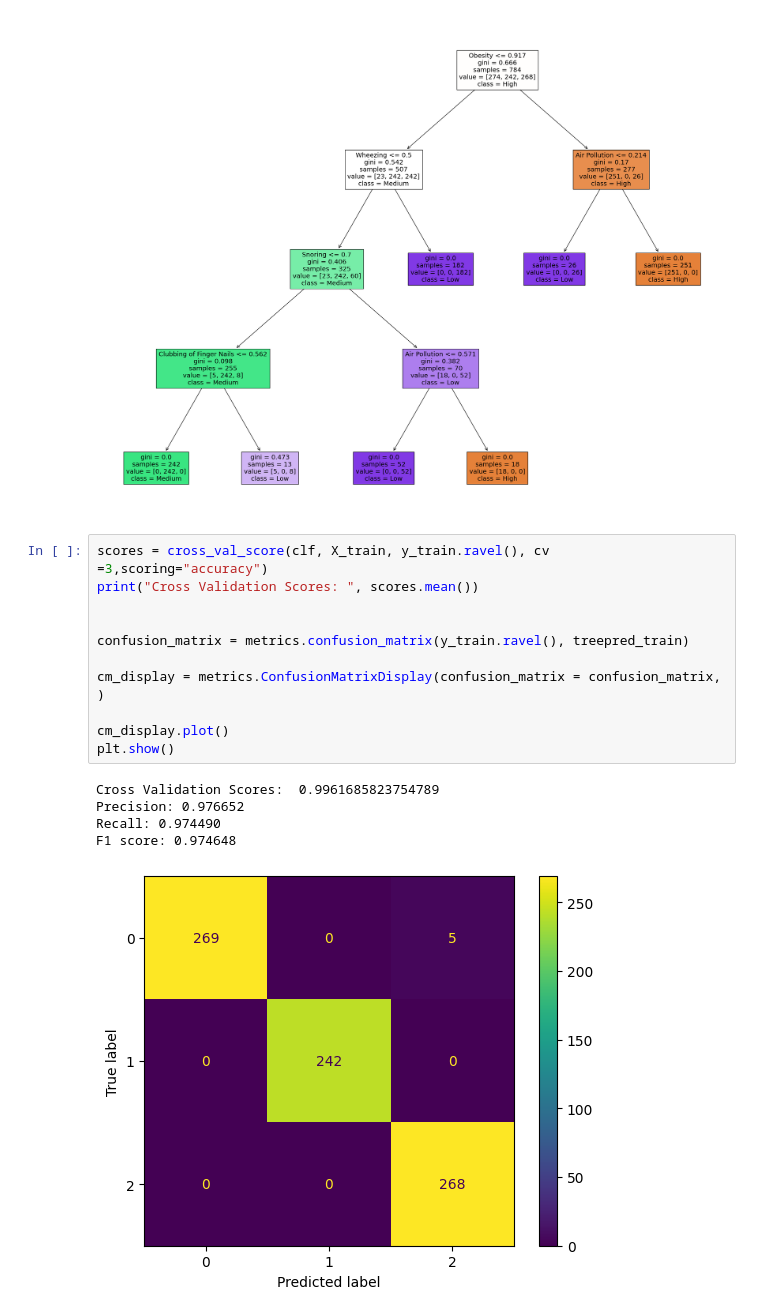
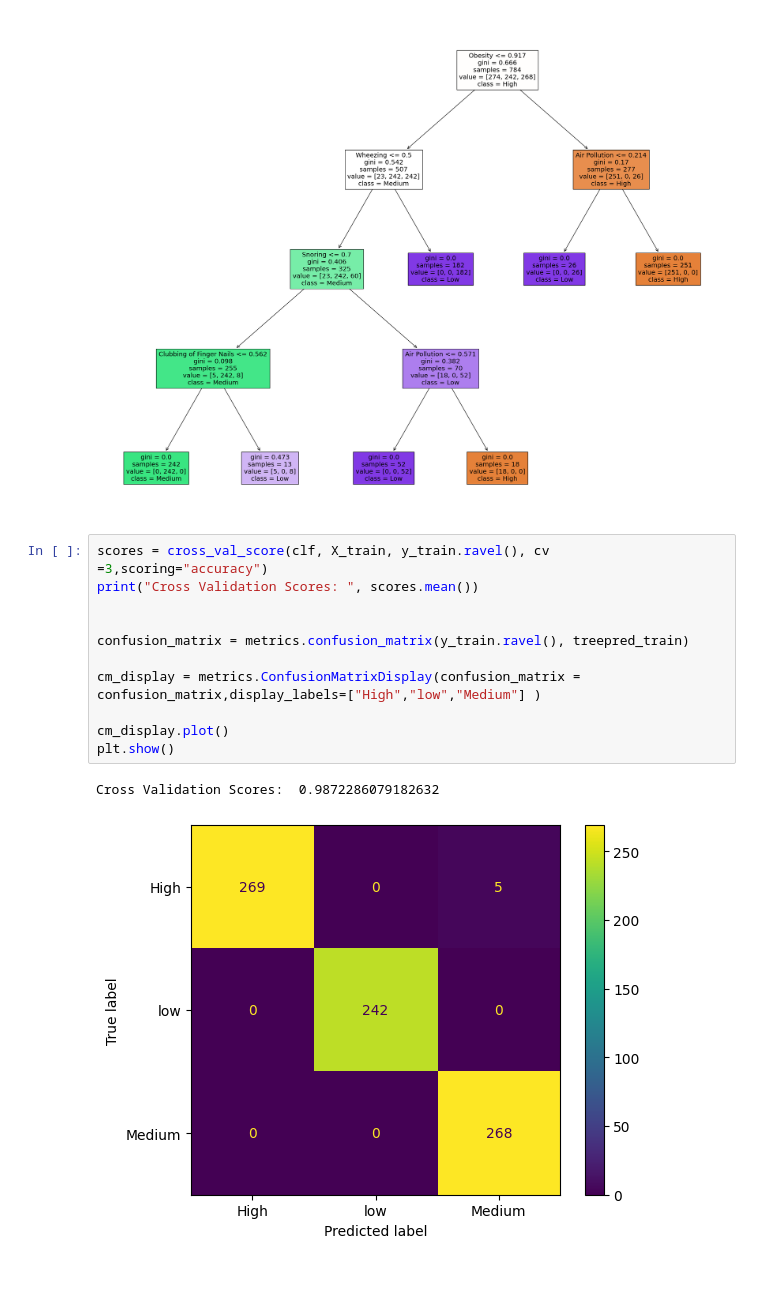
Before and after one commit to sabamontazeri/projectmabani, a Jupyter notebook: lung_cancer.ipynb, the cells around one changed output. Cells and saved outputs as stored; diff of their text form; blank space fills up the shorter version.

```diff
--- a/lung_cancer.ipynb
+++ b/lung_cancer.ipynb
@@ -108,17 +108,14 @@ _ = tree.plot_tree(clf,
 # %%
 scores = cross_val_score(clf, X_train, y_train.ravel(), cv =3,scoring="accuracy")
 print("Cross Validation Scores: ", scores.mean())
 
 
 confusion_matrix = metrics.confusion_matrix(y_train.ravel(), treepred_train)
 
-cm_display = metrics.ConfusionMatrixDisplay(confusion_matrix = confusion_matrix, )
+cm_display = metrics.ConfusionMatrixDisplay(confusion_matrix = confusion_matrix,display_labels=["High","low","Medium"] )
 
 cm_display.plot()
 plt.show()
 # %% [output]
-Cross Validation Scores:  0.9961685823754789
-Precision: 0.976652
-Recall: 0.974490
-F1 score: 0.974648
+Cross Validation Scores:  0.9872286079182632
-[figure, old version]
+[figure, new version]
```
